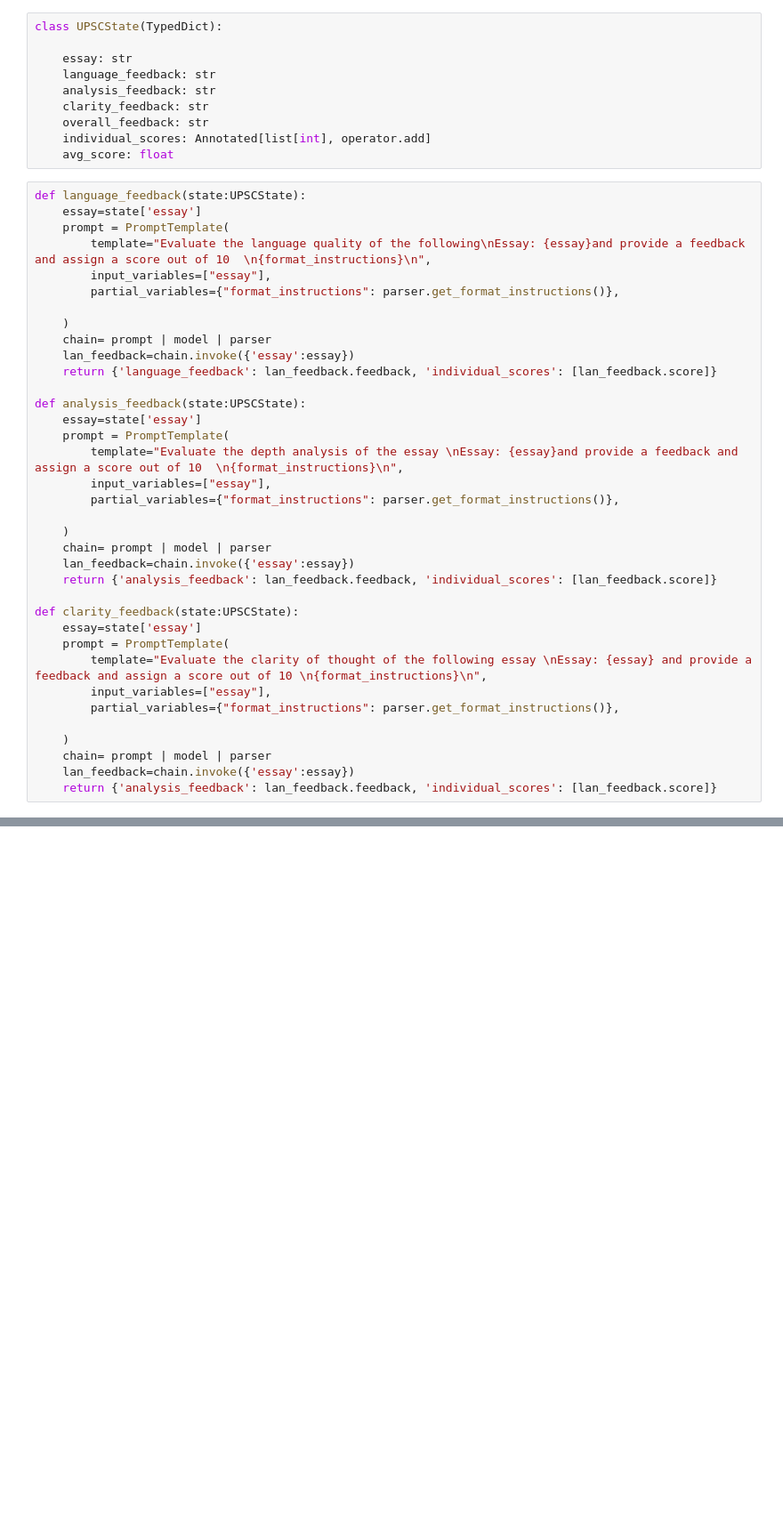
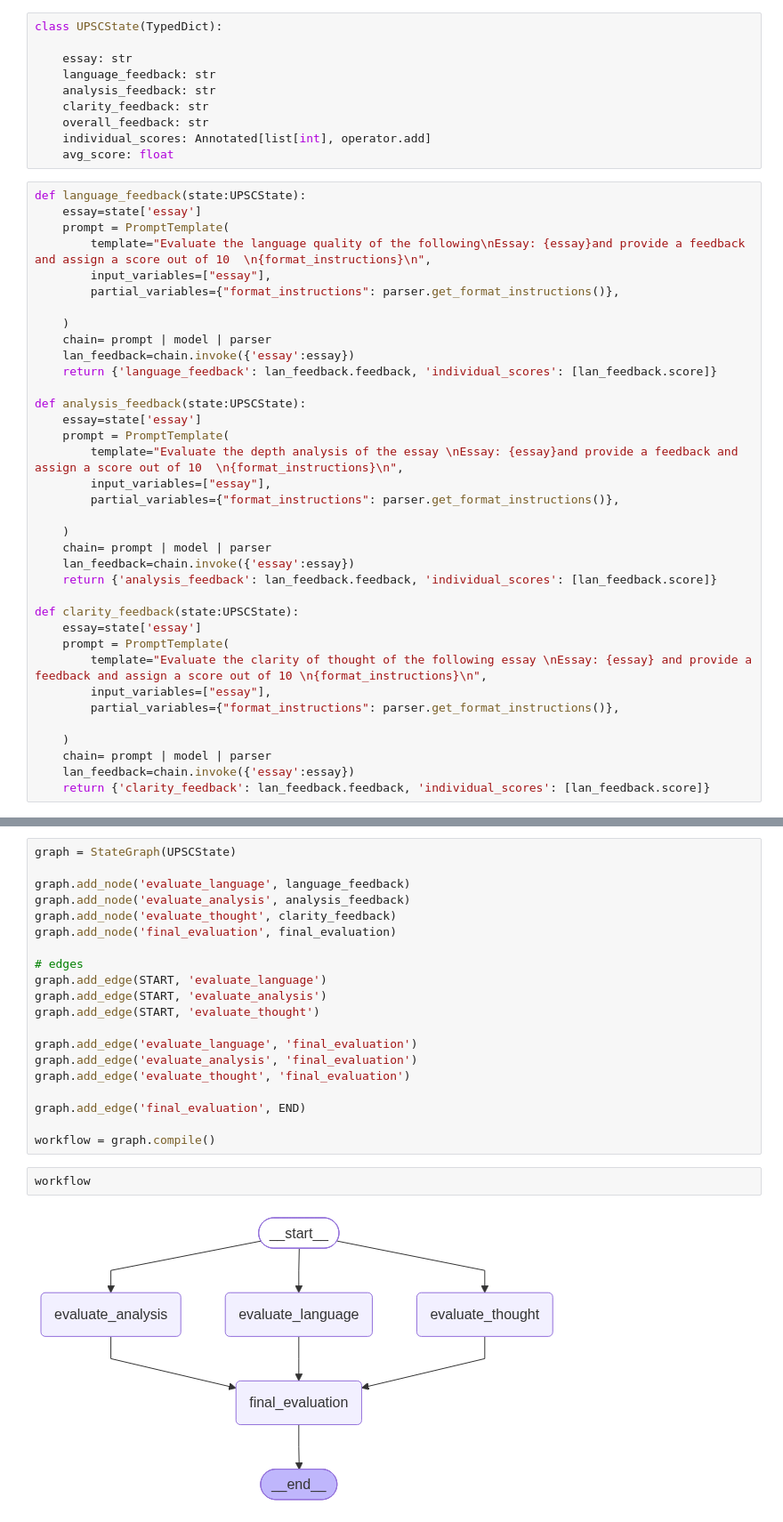
Before and after one commit to nitin9144/Agentic_AI, a Jupyter notebook: 3_llm_parallel_workflow.ipynb, the cells around one changed output, grey strips where cells are left out. Shown at 89% size. Cells and saved outputs as stored; diff of their text form; blank space fills up the shorter version.

Commit message:
complete_parallel_workflow

```diff
--- a/3_llm_parallel_workflow.ipynb
+++ b/3_llm_parallel_workflow.ipynb
@@ -88,4 +87,4 @@ def clarity_feedback(state:UPSCState):
     )
     chain= prompt | model | parser
     lan_feedback=chain.invoke({'essay':essay})
-    return {'analysis_feedback': lan_feedback.feedback, 'individual_scores': [lan_feedback.score]}
+    return {'clarity_feedback': lan_feedback.feedback, 'individual_scores': [lan_feedback.score]}
@@ -91,0 +135,24 @@ def clarity_feedback(state:UPSCState):
+# %%
+graph = StateGraph(UPSCState)
+
+graph.add_node('evaluate_language', language_feedback)
+graph.add_node('evaluate_analysis', analysis_feedback)
+graph.add_node('evaluate_thought', clarity_feedback)
+graph.add_node('final_evaluation', final_evaluation)
+
+# edges
+graph.add_edge(START, 'evaluate_language')
+graph.add_edge(START, 'evaluate_analysis')
+graph.add_edge(START, 'evaluate_thought')
+
+graph.add_edge('evaluate_language', 'final_evaluation')
+graph.add_edge('evaluate_analysis', 'final_evaluation')
+graph.add_edge('evaluate_thought', 'final_evaluation')
+
+graph.add_edge('final_evaluation', END)
+
+workflow = graph.compile()
+# %%
+workflow
+# %% [output]
+[figure, added]
```
Also changed, not shown: parts of 6 cells of this notebook.
